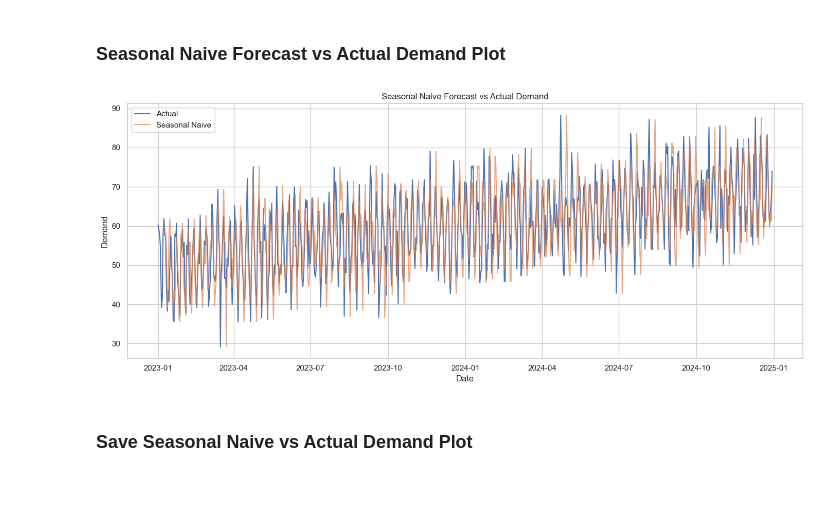
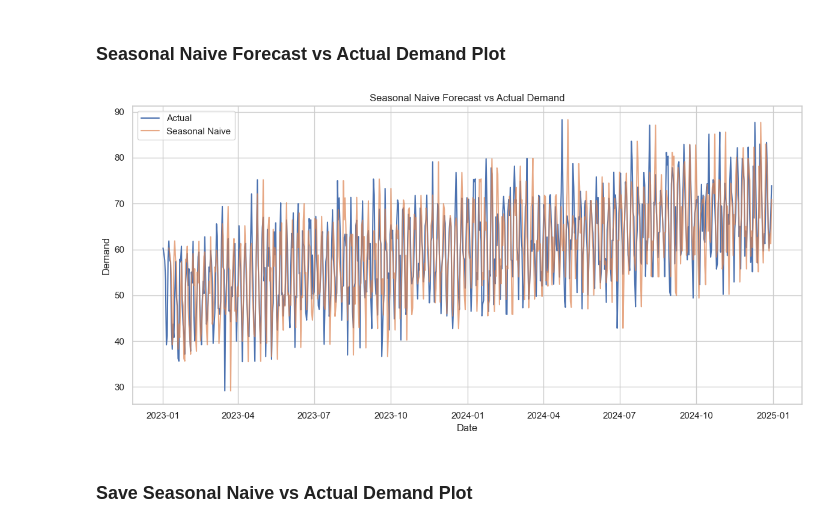
Before and after one commit to joel-giraudeau/naive-demand-forecast, a Jupyter notebook: notebook/demand_forecast.ipynb, the cells around one changed output. Drawn from its saved outputs; the diff is of its cells as text; code cells hidden in the pictures; blank space fills up the shorter version.

```diff
--- a/notebook/demand_forecast.ipynb
+++ b/notebook/demand_forecast.ipynb
@@ -84,18 +84,18 @@ df.head(10)
 # %% [markdown]
 ### Seasonal Naive Forecast vs Actual Demand Plot
 # %%
-plt.figure(figsize=(14, 6))
+plt.figure(figsize=(12, 6))
 plt.plot(df["date"], df["demand"], label="Actual")
 plt.plot(df["date"], df["seasonal_naive"], label="Seasonal Naive", alpha=0.7)
 plt.legend()
 plt.title("Seasonal Naive Forecast vs Actual Demand")
 plt.xlabel("Date")
 plt.ylabel("Demand")
 plt.tight_layout()
 
 plt.show()
 # %% [output]
-[figure, old version]
+[figure, new version]
 # %% [markdown]
 ### Save Seasonal Naive vs Actual Demand Plot
 # %%
```
Also changed, not shown: parts of 1 cell of this notebook, 3 other files.
